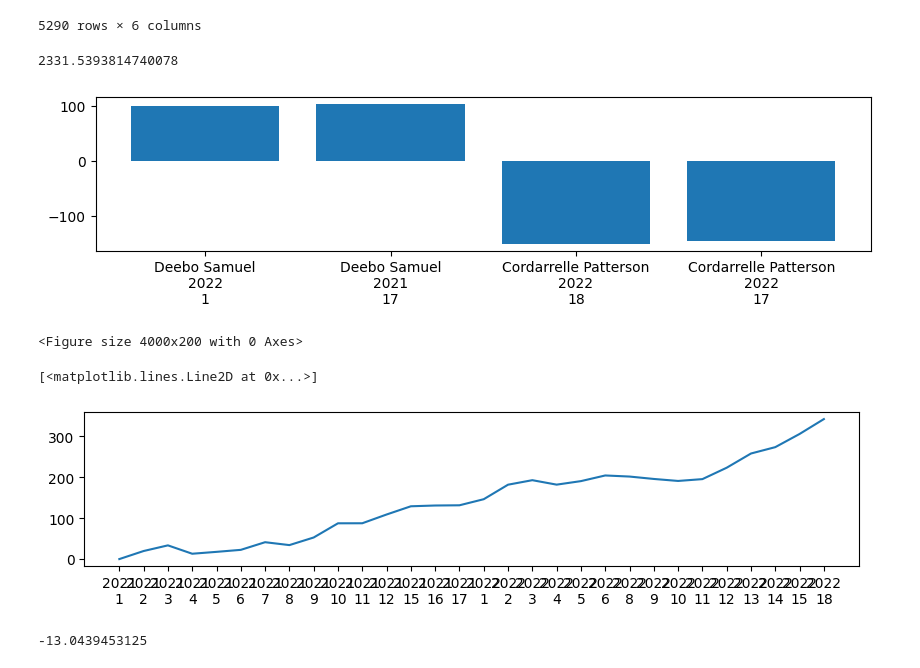
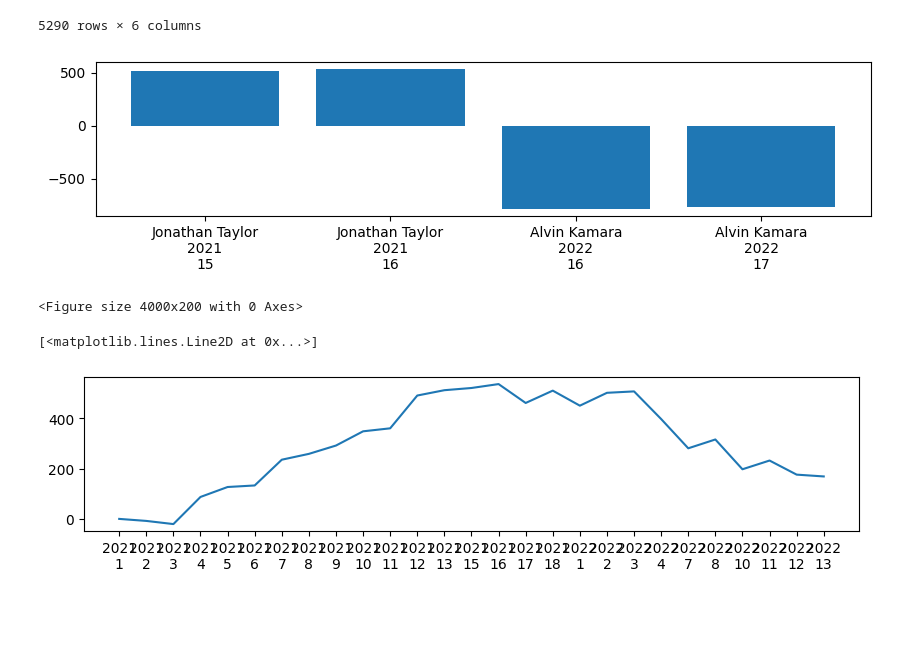
Before and after one commit to zachaustin01/sewer-nfl, a Jupyter notebook: warehouse/notebooks/zach-nb.ipynb, the cells around one changed output. Saved outputs shown, nothing was run; the diff lists cells and outputs as text; code cells hidden in the pictures; blank space fills up the shorter version.

```diff
--- a/warehouse/notebooks/zach-nb.ipynb
+++ b/warehouse/notebooks/zach-nb.ipynb
@@ -160,10 +160,6 @@ from warehouse.utilities.elo import calculate_elo_metric
 elo_df = calculate_elo_metric(
     input_off_data = off_epa_dataset,
     input_def_data = def_epa_dataset,
-    elo_multiplier = 5,
+    elo_multiplier = 10,
     elo_power = 1.5 # Should be somewhere between 1 and 2
 )
-# %%
-elo_df['off_elo'].max()
-# %% [output]
-2331.5393814740078
@@ -233,7 +168,7 @@ import matplotlib.pyplot as plt
 import matplotlib
 matplotlib.rcParams['figure.figsize'] = [10, 2]
 # %%
-pos = 'WR'
+pos = 'RB'
 asc = True
 N = 2
 
@@ -250,51 +185,17 @@ plt.bar(bar['ind'], bar['off_elo'] - 2000, align='center')
 plt.figure().set_figwidth(40)
 plt.show()
 # %% [output]
-[figure, old version]
+[figure, new version]
 <Figure size 4000x200 with 0 Axes>
 # %%
-player_name = 'Jalen Hurts'
+player_name = 'Jonathan Taylor'
 
 view = elo_df[elo_df['player_name']==player_name]
 view['season'] = view['season'].astype(str)
 view['week'] = view['week'].astype(str)
 view['ind'] = view[['season', 'week']].agg('\n'.join, axis=1)
 
 plt.plot(view['ind'], view['off_elo'] - 2000)
 # %% [output]
 [<matplotlib.lines.Line2D at 0x...>]
-[figure, old version]
+[figure, new version]
-# %%
-off_elo = 2100
-def_elo = 1600
-off_z_perf = -1
-
-def elo_adj(elo_1, elo_2, z_perf ,multiplier_units = 10, power = 2):
-    # How much would I win / lose betting on offense?
-    odds = elo_2 / elo_1
-    win = 1 if z_perf > 0 else 0
-    if win == 1:
-        ret = (odds * multiplier_units)**power
-    else:
-        ret = -1 * (multiplier_units)**power
-    off_ret = ret * abs(z_perf)
-    # How much would I win / lose taking a bet on the defense?
-    odds = elo_1 / elo_2
-    win = 1 if z_perf < 0 else 0
-    if win == 1:
-        ret = -1 * (odds * multiplier_units)**power
-    else:
-        ret = (multiplier_units)**power
-    def_ret = ret * abs(z_perf)
-
-    return (off_ret + def_ret) / 2
-
-elo_adj(
-    off_elo,
-    def_elo,
-    off_z_perf,
-    multiplier_units=2, # General swing in ELO
-    power = 3 # Boosts penalty for doing bad against bad elo teams
-)
-# %% [output]
--13.0439453125
```
Also changed, not shown: parts of 1 cell of this notebook, 2 other files.
